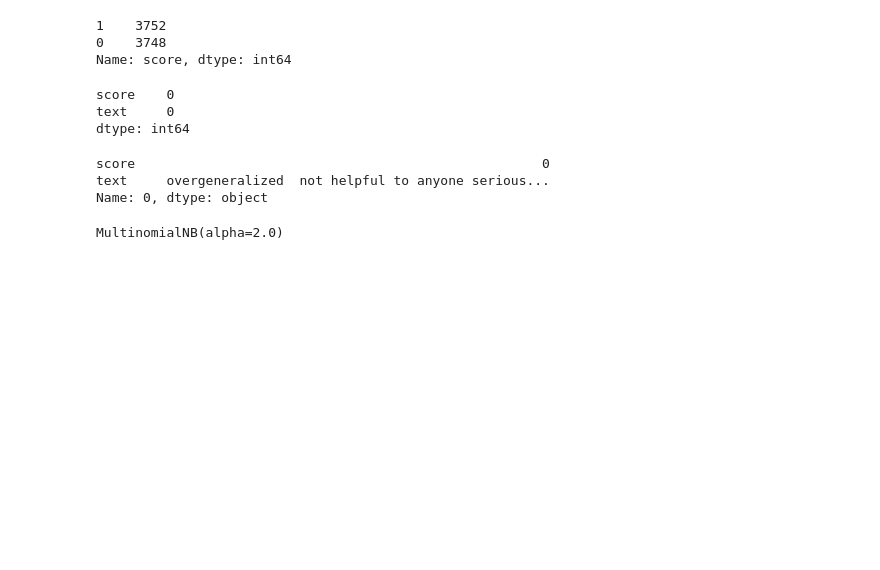
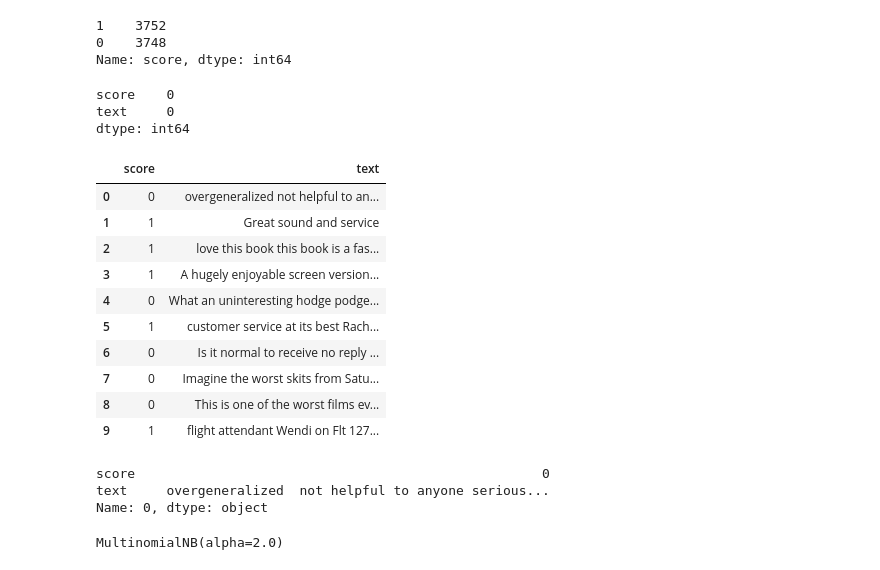
Before and after one commit to KarlFran66/DM2583, a Jupyter notebook: Lab 1/Lab 1_Draft.ipynb, the cells around one changed output. Saved outputs shown, nothing was run; the diff lists cells and outputs as text; code cells hidden in the pictures; blank space fills up the shorter version.

```diff
--- a/Lab 1/Lab 1_Draft.ipynb
+++ b/Lab 1/Lab 1_Draft.ipynb
@@ -51,6 +57,20 @@ def clean_text(text):
     return text
 # %%
 training_set['text'] = training_set['text'].apply(clean_text)
+# %%
+training_set.head(10)
+# %% [output]
+|  | score | text |
+| 0 | 0 | overgeneralized not helpful to an... |
+| 1 | 1 | Great sound and service |
+| 2 | 1 | love this book this book is a fas... |
+| 3 | 1 | A hugely enjoyable screen version... |
+| 4 | 0 | What an uninteresting hodge podge... |
+| 5 | 1 | customer service at its best Rach... |
+| 6 | 0 | Is it normal to receive no reply ... |
+| 7 | 0 | Imagine the worst skits from Satu... |
+| 8 | 0 | This is one of the worst films ev... |
+| 9 | 1 | flight attendant Wendi on Flt 127... |
 # %%
 training_set.loc[0]
 # %% [output]
```
Also changed, not shown: parts of 8 cells of this notebook.
